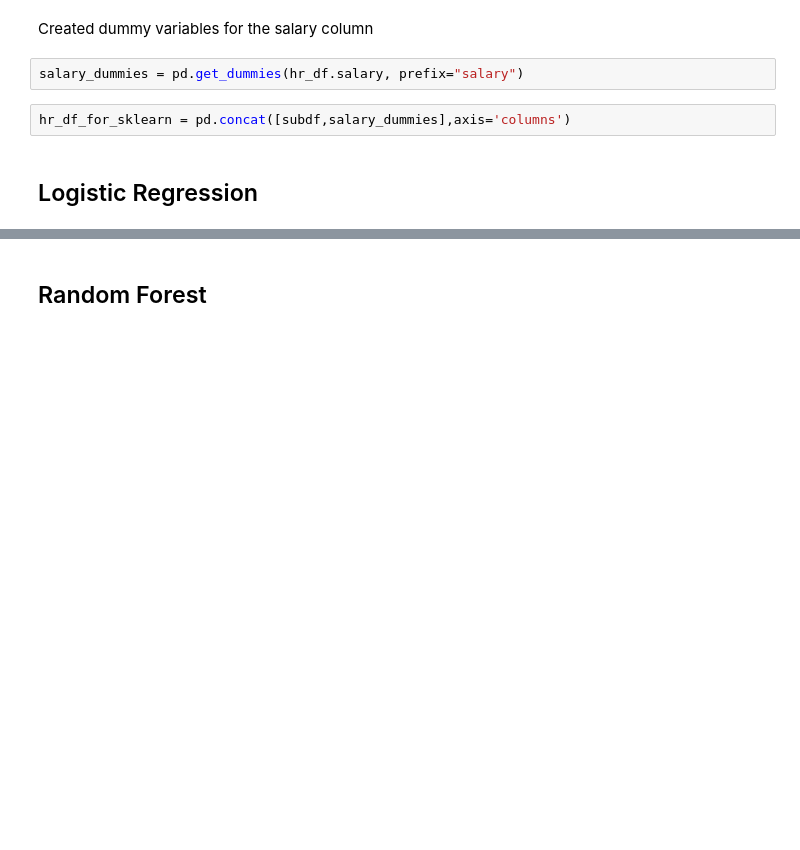
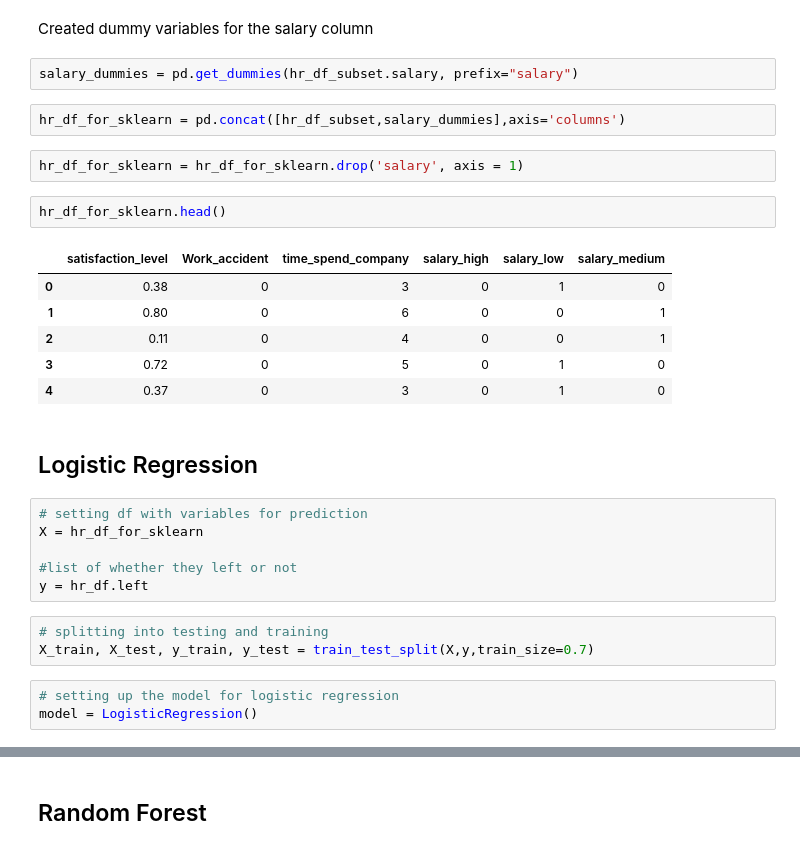
Before and after one commit to savyrosea/HR_Employee_Retention, a Jupyter notebook: HR_Employee_Retention_Binary_Classification.ipynb, the cells around one changed output, grey strips where cells are left out. Drawn from its saved outputs; the diff is of its cells as text; blank space fills up the shorter version.

Commit message:
ran a logistic regression

```diff
--- a/HR_Employee_Retention_Binary_Classification.ipynb
+++ b/HR_Employee_Retention_Binary_Classification.ipynb
@@ -166,8 +169,31 @@ hr_df.head()
 # %% [markdown]
 Created dummy variables for the salary column
 # %%
-salary_dummies = pd.get_dummies(hr_df.salary, prefix="salary")
+salary_dummies = pd.get_dummies(hr_df_subset.salary, prefix="salary")
 # %%
-hr_df_for_sklearn = pd.concat([subdf,salary_dummies],axis='columns')
+hr_df_for_sklearn = pd.concat([hr_df_subset,salary_dummies],axis='columns')
+# %%
+hr_df_for_sklearn = hr_df_for_sklearn.drop('salary', axis = 1)
+# %%
+hr_df_for_sklearn.head()
+# %% [output]
+|  | satisfaction_level | Work_accident | time_spend_company | salary_high | salary_low | salary_medium |
+| 0 | 0.38 | 0 | 3 | 0 | 1 | 0 |
+| 1 | 0.80 | 0 | 6 | 0 | 0 | 1 |
+| 2 | 0.11 | 0 | 4 | 0 | 0 | 1 |
+| 3 | 0.72 | 0 | 5 | 0 | 1 | 0 |
+| 4 | 0.37 | 0 | 3 | 0 | 1 | 0 |
 # %% [markdown]
 ## Logistic Regression
+# %%
+# setting df with variables for prediction
+X = hr_df_for_sklearn
+
+#list of whether they left or not
+y = hr_df.left
+# %%
+# splitting into testing and training
+X_train, X_test, y_train, y_test = train_test_split(X,y,train_size=0.7)
+# %%
+# setting up the model for logistic regression
+model = LogisticRegression()
```
Also changed, not shown: parts of 8 cells of this notebook.
